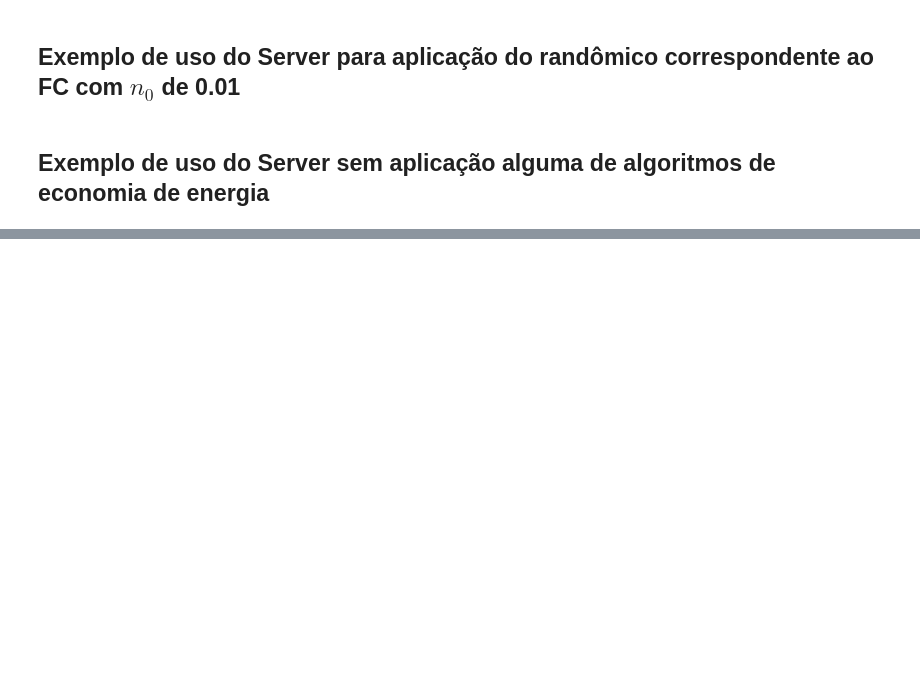
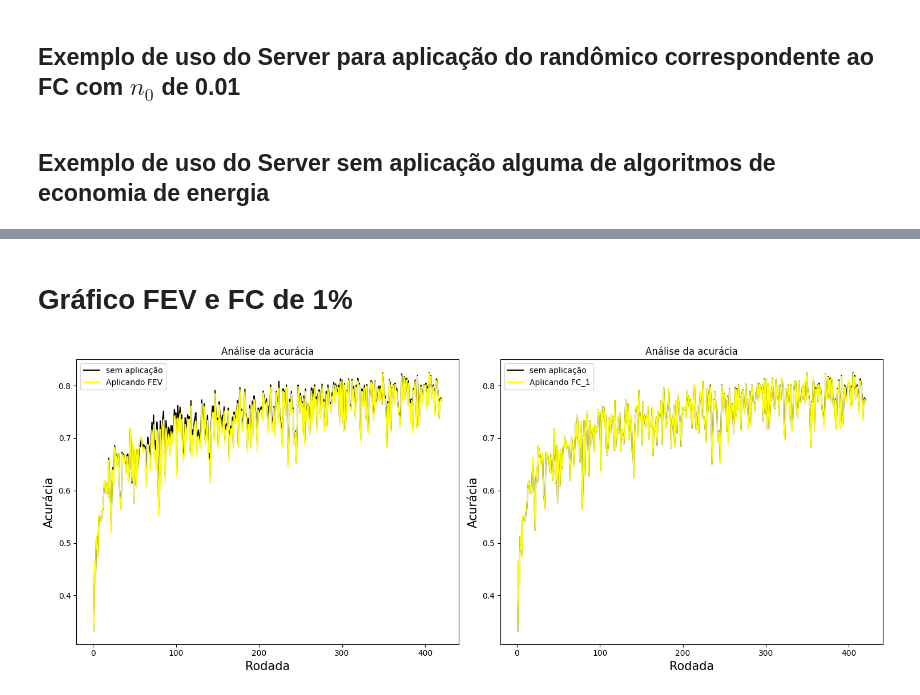
Before and after one commit to Mateus-de-Almeida/codigoArtigo, a Jupyter notebook: Codigo_artigo.ipynb, the cells around one changed output, grey strips where cells are left out. Saved outputs shown, nothing was run; the diff lists cells and outputs as text; code cells hidden in the pictures; blank space fills up the shorter version.

```diff
--- a/Codigo_artigo.ipynb
+++ b/Codigo_artigo.ipynb
@@ -637,0 +792,21 @@ FIM
+# %% [markdown]
+# Gráfico FEV e FC de 1%
+# %%
+x = range(1,novo_numero_de_rodadas+1,1)
+fig, axs = plt.subplots(1, 2, figsize=(15, 6))
+axs[0].plot(x, resultados[0][0]['centralized']['accuracy'], color = 'black', label='sem aplicação')
+axs[0].plot(x, resultados[1][0]['centralized']['accuracy'], color='yellow', label='Aplicando FEV')
+axs[0].legend()
+axs[0].set_xlabel('Rodada', size=15)
+axs[0].set_ylabel('Acurácia', size=15)
+axs[0].set_title('Análise da acurácia')
+axs[1].plot(x, resultados[0][0]['centralized']['accuracy'], color = 'black', label='sem aplicação')
+axs[1].plot(x, resultados[2][0]['centralized']['accuracy'], color='yellow', label='Aplicando FC_1')
+axs[1].set_xlabel('Rodada', size=15)
+axs[1].set_ylabel('Acurácia', size=15)
+axs[1].legend()
+axs[1].set_title('Análise da acurácia')
+plt.tight_layout()
+plt.show()
+# %% [output]
+[figure, added]
```
Also changed, not shown: parts of 22 cells of this notebook.
